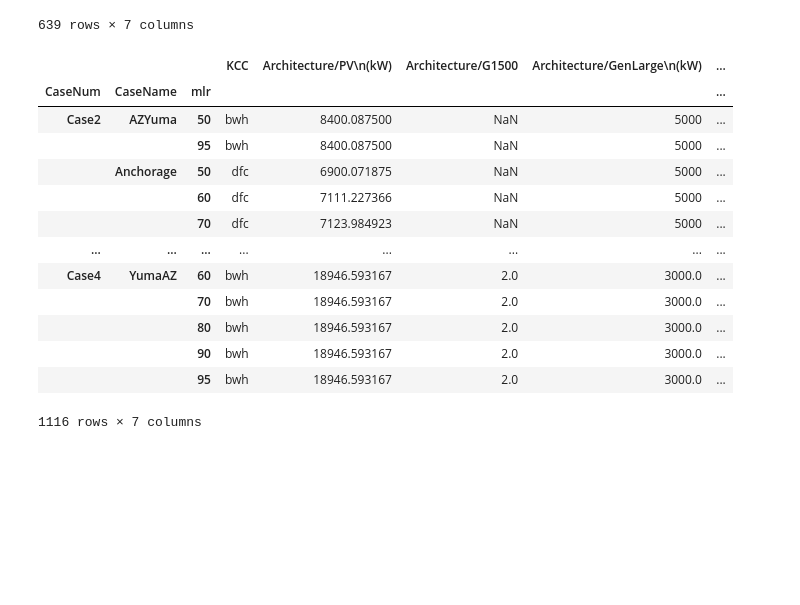
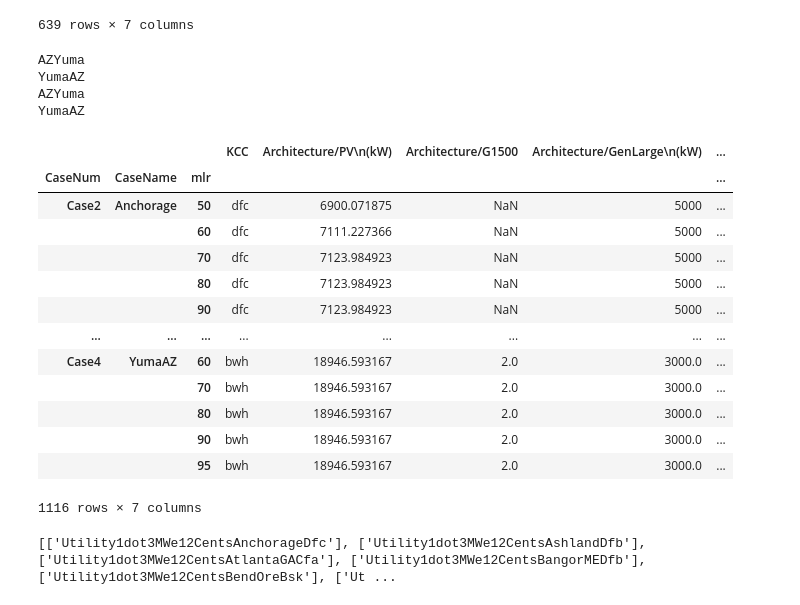
Before and after one commit to uw-reti/homer, a Jupyter notebook: ClimateStudies/OutputProcessing/HOMERDataProcessor.ipynb, the cells around one changed output. Saved outputs shown, nothing was run; the diff lists cells and outputs as text; code cells hidden in the pictures; blank space fills up the shorter version.

Commit message:
staging working output processing

```diff
--- a/ClimateStudies/OutputProcessing/HOMERDataProcessor.ipynb
+++ b/ClimateStudies/OutputProcessing/HOMERDataProcessor.ipynb
@@ -29,10 +30,15 @@ import numpy  as np
 import pandas as pd
 import os
 import shutil
+from pathlib import Path
 from cycler import cycler
-loc_directory = 'd:/repo/homer/ClimateStudies/OutputProcessing/Data' #home PC
 
-mlr_directory = 'd:/repo/homer/ClimateStudies/OutputProcessing/MLR_data' #home PC
+loc_directory =  os.getcwd() + '/Data' #home PC
+print(loc_directory)
+mlr_directory =  os.getcwd() + '/MLR_data' #home PC
 
-util_directory = 'd:/repo/homer/ClimateStudies/OutputProcessing/util_data' #home PC
+util_directory = os.getcwd() +  '/util_data' #home PC
 #directory = 'c:/repo/homer/ClimateStudies/OutputProcessing/Data' #laptop
+
+trim_directory = os.getcwd() + '/TrimmedData'
+print(trim_directory)
@@ -247,45 +259,83 @@ for i in range(n_mlr):
                 Location = name[6:-3]
                 case_num = name[:6] # Grabs Case Number
                 mlr      = name[8:10]
             else:
                 Location = name[10:-3]
                 case_num = name[:5]
                 mlr      = name[8:10]
                 #print(mlr)
+    if "AZYuma".casefold() in Location.casefold():
+        print(Location)
+        Location = Location.replace("AZYuma","YumaAZ")
+        print(Location)
     KCC = KCC.lower()
+    # print(name)
     mlr_filtered_out = mlr_output_df[name].filter(['Architecture/PV\n(kW)', 'Architecture/G1500', 'Architecture/GenLarge\n(kW)', 'Architecture/1kWh LI', 'Cost/COE\n($)']) #Filtering objects of interest
     mlr_filtered_out['CaseName'] = Location #adding actual case name to series
     mlr_filtered_out['CaseNum'] = case_num # adding case num to series
     mlr_filtered_out['KCC'] = KCC
     mlr_filtered_out['mlr'] = mlr
     mlr_framed = mlr_filtered_out.iloc[[0]] #making the actual df
     mlr_framed.set_index(['CaseNum','CaseName','mlr'], inplace=True, drop=True) #building df w/ casename and num
     mlr_opt_out = pd.concat([mlr_framed,mlr_opt_out]) #concating all DFs together
 
 
 
 # Data Cleanup
 mlr_opt_out = mlr_opt_out[ ['KCC'] + [ col for col in opt_out.columns if col != 'KCC' ] ] #sorting df to have KCC first
 mlr_opt_out = mlr_opt_out.sort_index()
-mlr_opt_out.to_excel("MLRTrimmed.xlsx")
+mlr_opt_out.to_csv(trim_directory +'/'+ "MLRTrimmed.csv")
 
 
 display(mlr_opt_out)
 #display(new_cases)
 # %% [output]
+AZYuma
+YumaAZ
+AZYuma
+YumaAZ
 |  |  |  | KCC | Architecture/PV\n(kW) | Architecture/G1500 | Architecture/GenLarge\n(kW) | ... |
 | CaseNum | CaseName | mlr |  |  |  |  | ... |
-| Case2 | AZYuma | 50 | bwh | 8400.087500 | NaN | 5000 | ... |
-|  |  | 95 | bwh | 8400.087500 | NaN | 5000 | ... |
-|  | Anchorage | 50 | dfc | 6900.071875 | NaN | 5000 | ... |
+| Case2 | Anchorage | 50 | dfc | 6900.071875 | NaN | 5000 | ... |
 |  |  | 60 | dfc | 7111.227366 | NaN | 5000 | ... |
 |  |  | 70 | dfc | 7123.984923 | NaN | 5000 | ... |
+|  |  | 80 | dfc | 7123.984923 | NaN | 5000 | ... |
+|  |  | 90 | dfc | 7123.984923 | NaN | 5000 | ... |
 | ... | ... | ... | ... | ... | ... | ... | ... |
 | Case4 | YumaAZ | 60 | bwh | 18946.593167 | 2.0 | 3000.0 | ... |
 |  |  | 70 | bwh | 18946.593167 | 2.0 | 3000.0 | ... |
 |  |  | 80 | bwh | 18946.593167 | 2.0 | 3000.0 | ... |
 |  |  | 90 | bwh | 18946.593167 | 2.0 | 3000.0 | ... |
 |  |  | 95 | bwh | 18946.593167 | 2.0 | 3000.0 | ... |
-1116 rows × 7 columns
+1116 rows × 7 columns
+# %%
+#fixing Utility File Names
+os.chdir('d:/repo/homer/ClimateStudies/')
+homer_util_dirs = os.path.abspath(os.getcwd()) + '/' + 'ProductionCases/UtilityConnection'
+#print(homer_util_dirs)
+
+util_opt_out = pd.DataFrame(columns=['Architecture/PV\n(kW)', 'Architecture/G1500', 'Architecture/GenLarge\n(kW)', 'Architecture/1kWh LI',
+                                                 'Cost/COE\n($)','GenMin'])
+util_new_cases = pd.DataFrame(columns=['FileName','CaseNum','Case1 LCOE','Case5 LCOE','Architecture/GenLarge\n(kW)'])
+n_util = len(util_names)
+
+fixed_util_names = []
+for path, subdirs, files in os.walk(homer_util_dirs):
+    for name in files:
+        if name[-6:] == '.homer':
+            #print(name.replace('.homer',''))
+            fixed_util_names.append(name.replace('.homer',""))
+
+#print(fixed_util_names)
+
+
+for i in util_names:
+    index = util_names.index(i)
+    match = [match for match in fixed_util_names if i in match]
+    util_names[index] = match
+
+print(util_names)
+# %% [output]
+[['Utility1dot3MWe12CentsAnchorageDfc'], ['Utility1dot3MWe12CentsAshlandDfb'], ['Utility1dot3MWe12CentsAtlantaGACfa'], ['Utility1dot3MWe12CentsBangorMEDfb'], ['Utility1dot3MWe12CentsBendOreBsk'], ['Ut ...
 # %%
 #pulling interesting data points from each util  Case
```
Also changed, not shown: parts of 11 cells of this notebook, 9 other files.
